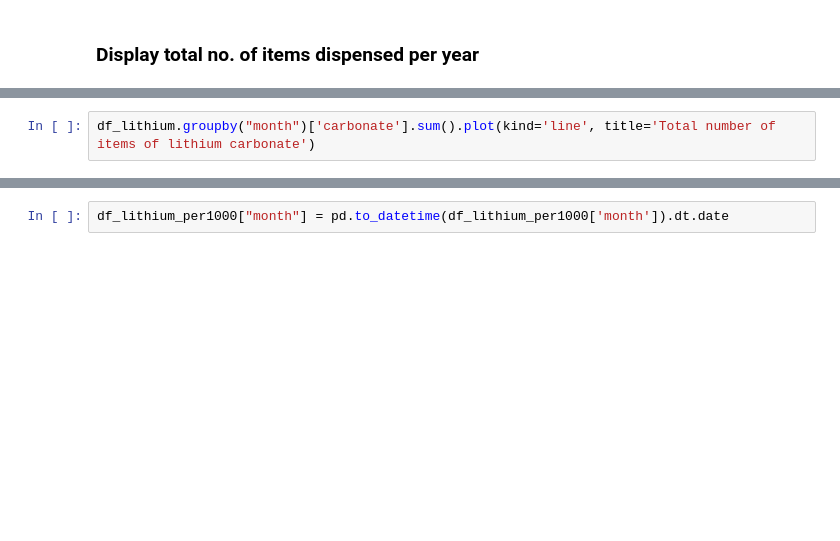
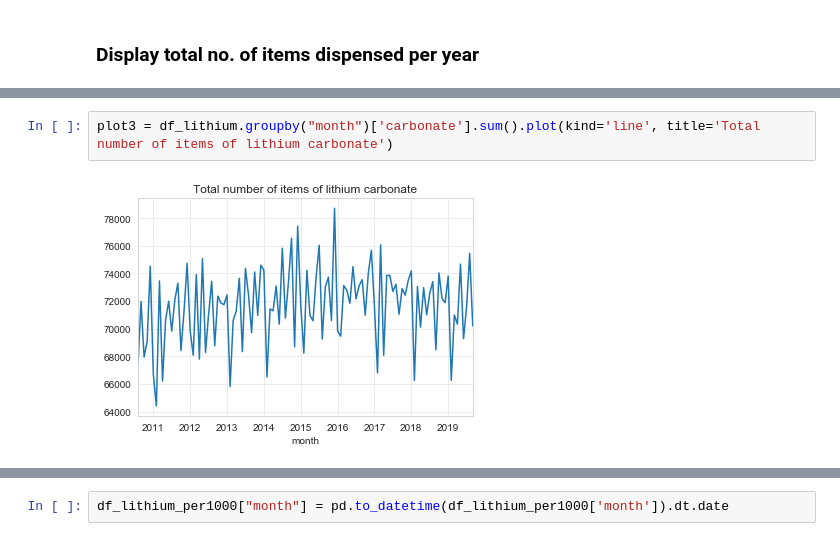
Before and after one commit to orlamac/lithium-paper, a Jupyter notebook: Lithium prescribing trends_update.ipynb, the cells around one changed output, grey strips where cells are left out. Saved outputs shown, nothing was run; the diff lists cells and outputs as text; blank space fills up the shorter version.

```diff
--- a/Lithium prescribing trends_update.ipynb
+++ b/Lithium prescribing trends_update.ipynb
@@ -114,3 +211,5 @@ df_lithium.groupby("month")['total_lithium'].sum().plot(kind='line', title="Tota
 # %%
-df_lithium.groupby("month")['carbonate'].sum().plot(kind='line', title='Total number of items of lithium carbonate')
+plot3 = df_lithium.groupby("month")['carbonate'].sum().plot(kind='line', title='Total number of items of lithium carbonate')
+# %% [output]
+[figure, added]
 # %%
```
Also changed, not shown: parts of 25 cells of this notebook.
